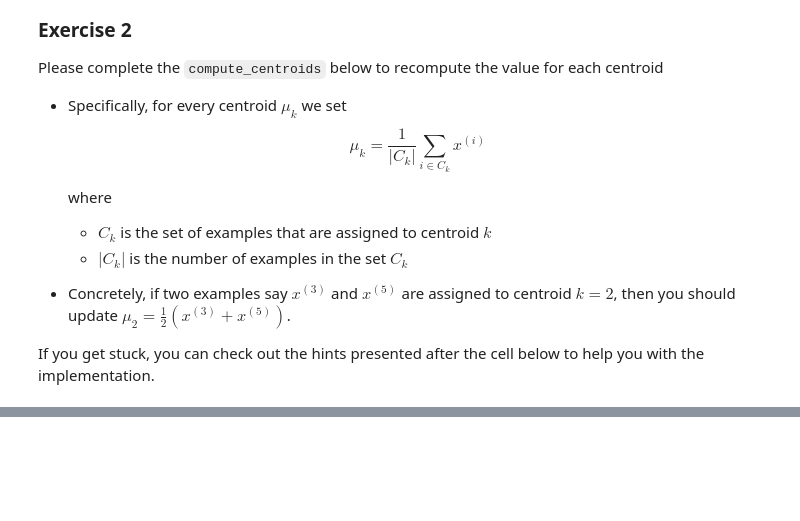
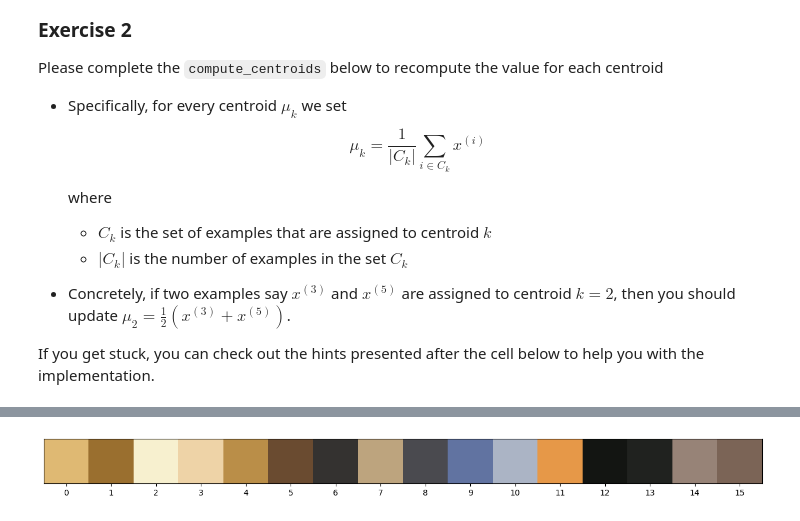
Before and after one commit to nicky-ops/ml-zoomcamp, a Jupyter notebook: coursera_labs/unsupervised_learning_recommenders_reinforcement_learning/clustering/k-means.ipynb, the cells around one changed output, grey strips where cells are left out. Cells and saved outputs as stored; diff of their text form; code cells hidden in the pictures; blank space fills up the shorter version.

```diff
--- a/coursera_labs/unsupervised_learning_recommenders_reinforcement_learning/clustering/k-means.ipynb
+++ b/coursera_labs/unsupervised_learning_recommenders_reinforcement_learning/clustering/k-means.ipynb
@@ -286,0 +470,5 @@ def run_kMeans(X, initial_centroids, max_iters=10, plot_progress=False):
+# %%
+# Visualize the 16 colors selected
+show_centroid_colors(centroids)
+# %% [output]
+[figure, added]
```
Also changed, not shown: parts of 21 cells of this notebook.
